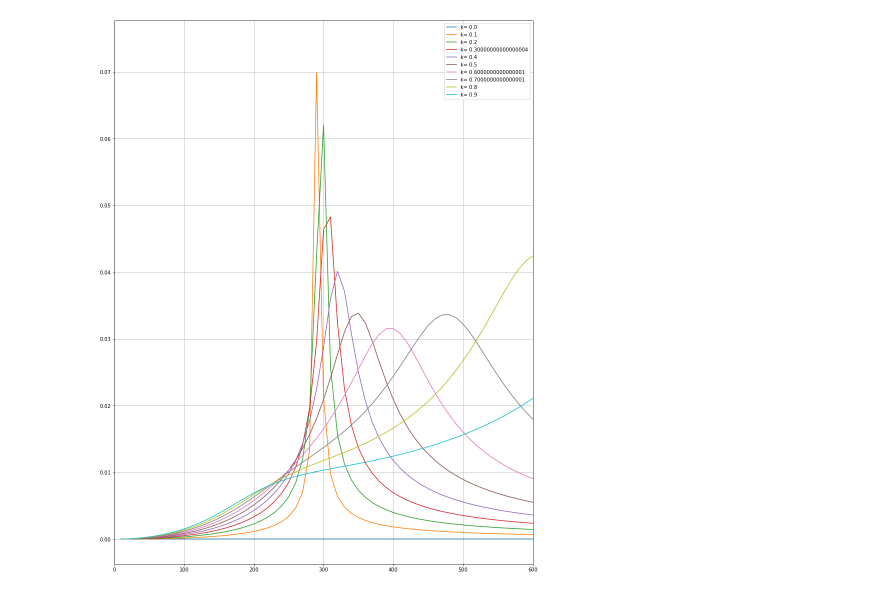
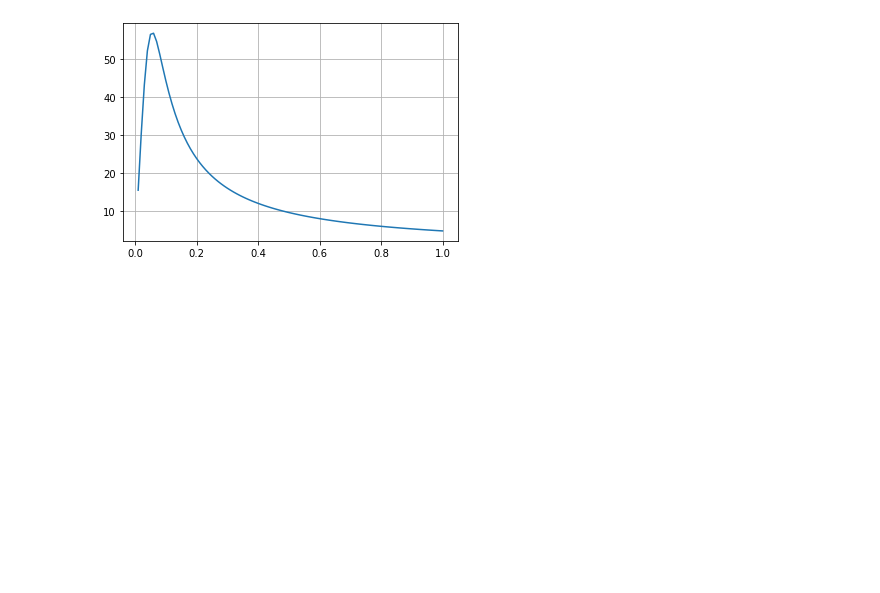
Before and after one commit to lorrancmlopes/projeto_eletromag_wpt, a Jupyter notebook: Projeto.ipynb, the cells around one changed output. Drawn from its saved outputs; the diff is of its cells as text; code cells hidden in the pictures; blank space fills up the shorter version.

```diff
--- a/Projeto.ipynb
+++ b/Projeto.ipynb
@@ -58,7 +36,8 @@ c) Observe a função que criamos na célula abaixo. Tente explicar o que ela fa
 # %%
 def CalcularTransformador(Uf, Rc, XM, XC, XL):
 
-    Xeq = (Rc/(Rc*1j*w*C+1))
+    # Reatancia equivalente
+    Xeq = (Rc*XC/(Rc+XC))
 
     Z=np.array([[R+XL+XC, -XM],[-XM, Xeq+R+XL]])
     V=np.array([Uf,0])
@@ -67,6 +46,7 @@ def CalcularTransformador(Uf, Rc, XM, XC, XL):
     i1 =  i[0]
     i2 =  i[1]
 
+    # Ddp e corrente na carga
     V2 = Xeq*i2
     icarga = V2/Rc
 
@@ -188,48 +228,22 @@ plt.show()
 # %%
-Rc= 400
-listak=np.arange(0,1,0.1)
 listaV2= []
+listak = np.linspace(0.01,1,100)
 
-plt.figure(figsize=(15,20))
+Rc=400
+f = 36000
+for k in listak:
+    w = 2*math.pi*f
+    M = k*sqrt(L*L)
 
-for k in listak:
-    listai1= []
-    listai2= []
-    listaicarga = []
-    listaPot_entrada = []
-    listaPot_saida = []
-    listaGanho = []
-    for f in listaf:
+    XM=1j*w*M
+    XC = 1/(w*C*1j)
+    XL = 1j*w*L
 
-        w = 2*math.pi*f
-        M = k*sqrt(L*L)
+    i1, i2, icarga , V_carga = CalcularTransformador(Ufonte, Rc, XM, XC, XL)
+    listaV2.append(np.abs(V_carga))
 
-        XM=1j*w*M
-        XC = 1/(w*C*1j)
-        XL = 1j*w*L
-
-        i1, i2, icarga , V_carga = CalcularTransformador(Ufonte, Rc, XM, XC, XL)
-
-        listai1.append(np.abs(i1))
-        listai2.append(np.abs(i2))
-        listaicarga.append(np.abs(icarga))
-
-        # Potencia:
-        S2=V_carga/sqrt(2)*icarga.conjugate()/sqrt(2)
-        S1=Ufonte/sqrt(2)*i1.conjugate()/sqrt(2)
-
-        listaPot_saida.append(S2.real)
-        listaPot_entrada.append(S1.real)
-        listaGanho.append(S2.real/S1.real)
-
-    icaraga_max = max(np.abs(listaicarga))
-    index = list(np.abs(listaicarga)).index(icaraga_max)
-    Pmax = (listaf[index],icaraga_max)
-
-    plt.plot(listaf, listai2, label=f'k= {k}')
+plt.plot(listak, listaV2)
 plt.grid(True)
-plt.xlim(0,600)
-plt.legend()
 plt.show()
 # %% [output]
-[figure, old version]
+[figure, new version]
```
Also changed, not shown: parts of 16 cells of this notebook, 1 other file.
